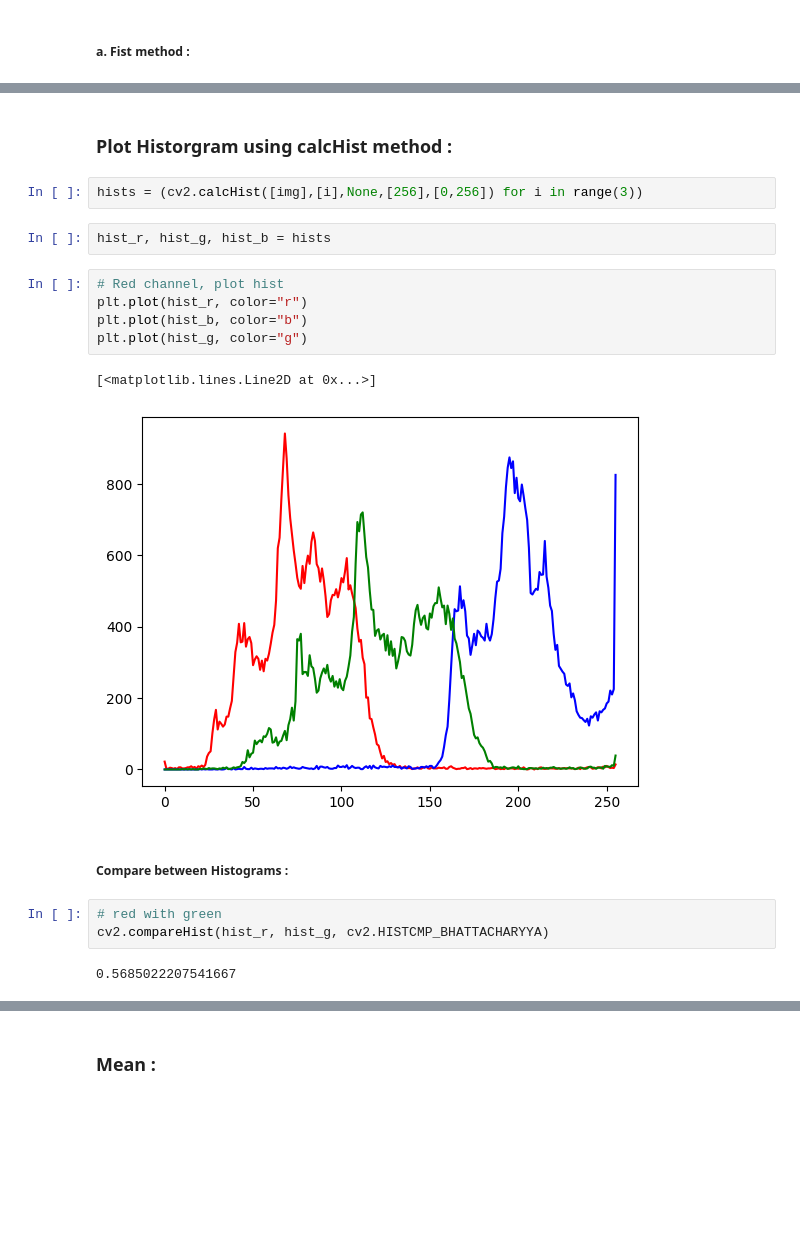
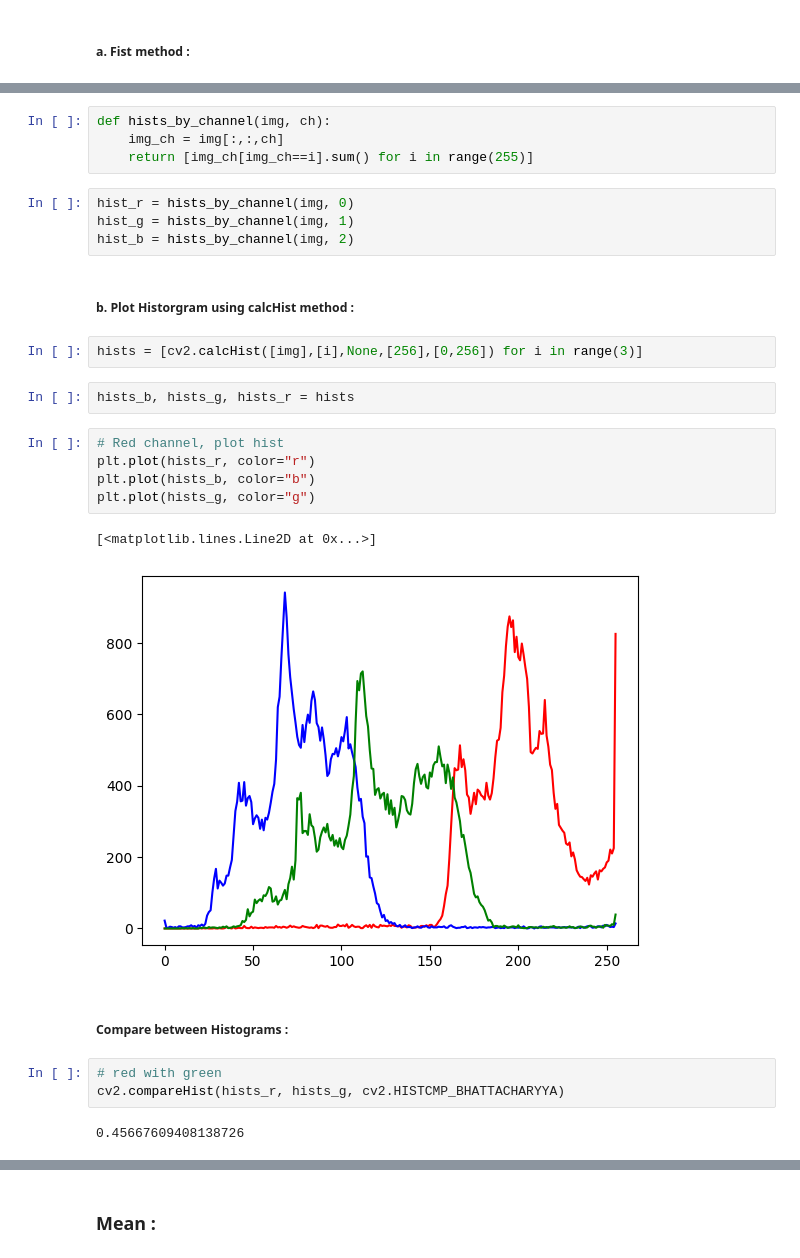
Before and after one commit to JamorMoussa/TP-2IA, a Jupyter notebook: TImg/TP1/TP1.ipynb, the cells around one changed output, grey strips where cells are left out. Cells and saved outputs as stored; diff of their text form; blank space fills up the shorter version.

```diff
--- a/TImg/TP1/TP1.ipynb
+++ b/TImg/TP1/TP1.ipynb
@@ -50,23 +44,31 @@ hist_r, hist_g, hist_b = get_hist_dict_img(img)
+# %%
+def hists_by_channel(img, ch):
+    img_ch = img[:,:,ch]
+    return [img_ch[img_ch==i].sum() for i in range(255)]
+# %%
+hist_r = hists_by_channel(img, 0)
+hist_g = hists_by_channel(img, 1)
+hist_b = hists_by_channel(img, 2)
 # %% [markdown]
-### Plot Historgram using calcHist method :
+##### b. Plot Historgram using calcHist method :
 # %%
-hists = (cv2.calcHist([img],[i],None,[256],[0,256]) for i in range(3))
+hists = [cv2.calcHist([img],[i],None,[256],[0,256]) for i in range(3)]
 # %%
-hist_r, hist_g, hist_b = hists
+hists_b, hists_g, hists_r = hists
 # %%
 # Red channel, plot hist
-plt.plot(hist_r, color="r")
-plt.plot(hist_b, color="b")
-plt.plot(hist_g, color="g")
+plt.plot(hists_r, color="r")
+plt.plot(hists_b, color="b")
+plt.plot(hists_g, color="g")
 # %% [output]
 [<matplotlib.lines.Line2D at 0x...>]
-[figure, old version]
+[figure, new version]
 # %% [markdown]
 ##### Compare between Histograms :
 # %%
 # red with green
-cv2.compareHist(hist_r, hist_g, cv2.HISTCMP_BHATTACHARYYA)
+cv2.compareHist(hists_r, hists_g, cv2.HISTCMP_BHATTACHARYYA)
 # %% [output]
-0.5685022207541667
+0.45667609408138726
 # %%
 # red with blue
```
Also changed, not shown: parts of 19 cells of this notebook, 3 other files.
